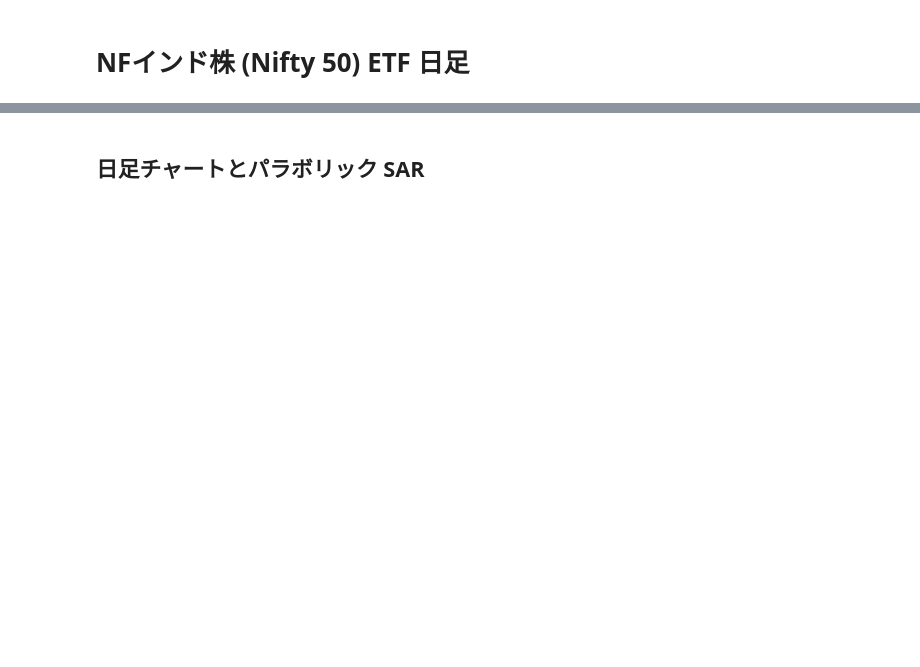
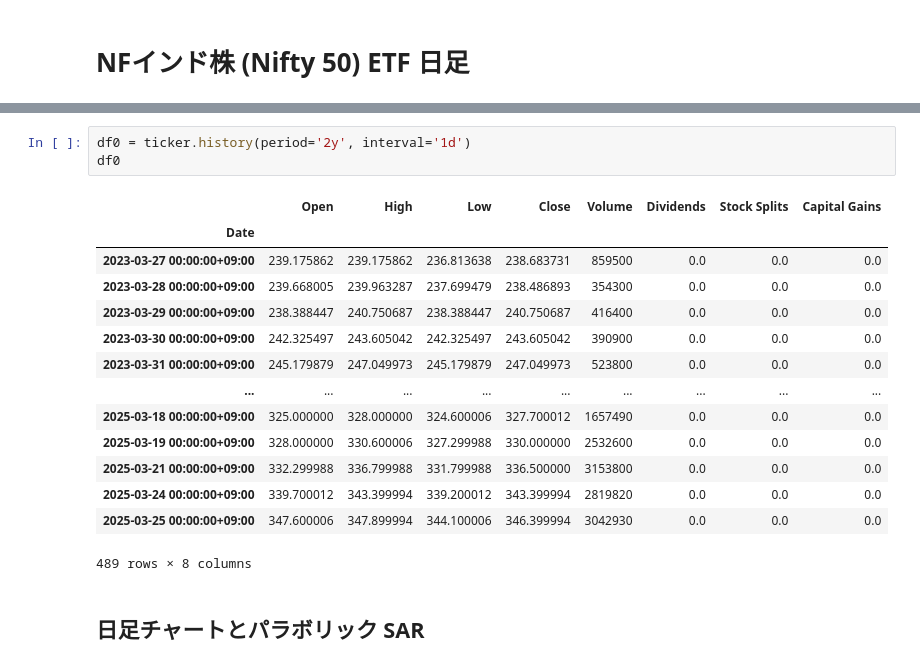
Before and after one commit to bitwalk123/stock, a Jupyter notebook: watching/report_daily_1678.ipynb, the cells around one changed output, grey strips where cells are left out. Cells and saved outputs as stored; diff of their text form; blank space fills up the shorter version.

```diff
--- a/watching/report_daily_1678.ipynb
+++ b/watching/report_daily_1678.ipynb
@@ -40,3 +42,21 @@ df
+# %%
+df0 = ticker.history(period='2y', interval='1d')
+df0
+# %% [output]
+|  | Open | High | Low | Close | Volume | Dividends | Stock Splits | Capital Gains |
+| Date |  |  |  |  |  |  |  |  |
+| 2023-03-27 00:00:00+09:00 | 239.175862 | 239.175862 | 236.813638 | 238.683731 | 859500 | 0.0 | 0.0 | 0.0 |
+| 2023-03-28 00:00:00+09:00 | 239.668005 | 239.963287 | 237.699479 | 238.486893 | 354300 | 0.0 | 0.0 | 0.0 |
+| 2023-03-29 00:00:00+09:00 | 238.388447 | 240.750687 | 238.388447 | 240.750687 | 416400 | 0.0 | 0.0 | 0.0 |
+| 2023-03-30 00:00:00+09:00 | 242.325497 | 243.605042 | 242.325497 | 243.605042 | 390900 | 0.0 | 0.0 | 0.0 |
+| 2023-03-31 00:00:00+09:00 | 245.179879 | 247.049973 | 245.179879 | 247.049973 | 523800 | 0.0 | 0.0 | 0.0 |
+| ... | ... | ... | ... | ... | ... | ... | ... | ... |
+| 2025-03-18 00:00:00+09:00 | 325.000000 | 328.000000 | 324.600006 | 327.700012 | 1657490 | 0.0 | 0.0 | 0.0 |
+| 2025-03-19 00:00:00+09:00 | 328.000000 | 330.600006 | 327.299988 | 330.000000 | 2532600 | 0.0 | 0.0 | 0.0 |
+| 2025-03-21 00:00:00+09:00 | 332.299988 | 336.799988 | 331.799988 | 336.500000 | 3153800 | 0.0 | 0.0 | 0.0 |
+| 2025-03-24 00:00:00+09:00 | 339.700012 | 343.399994 | 339.200012 | 343.399994 | 2819820 | 0.0 | 0.0 | 0.0 |
+| 2025-03-25 00:00:00+09:00 | 347.600006 | 347.899994 | 344.100006 | 346.399994 | 3042930 | 0.0 | 0.0 | 0.0 |
+489 rows × 8 columns
 # %% [markdown]
 ## 日足チャートとパラボリック SAR
 # %%
```
Also changed, not shown: parts of 12 cells of this notebook, 26 other files.
